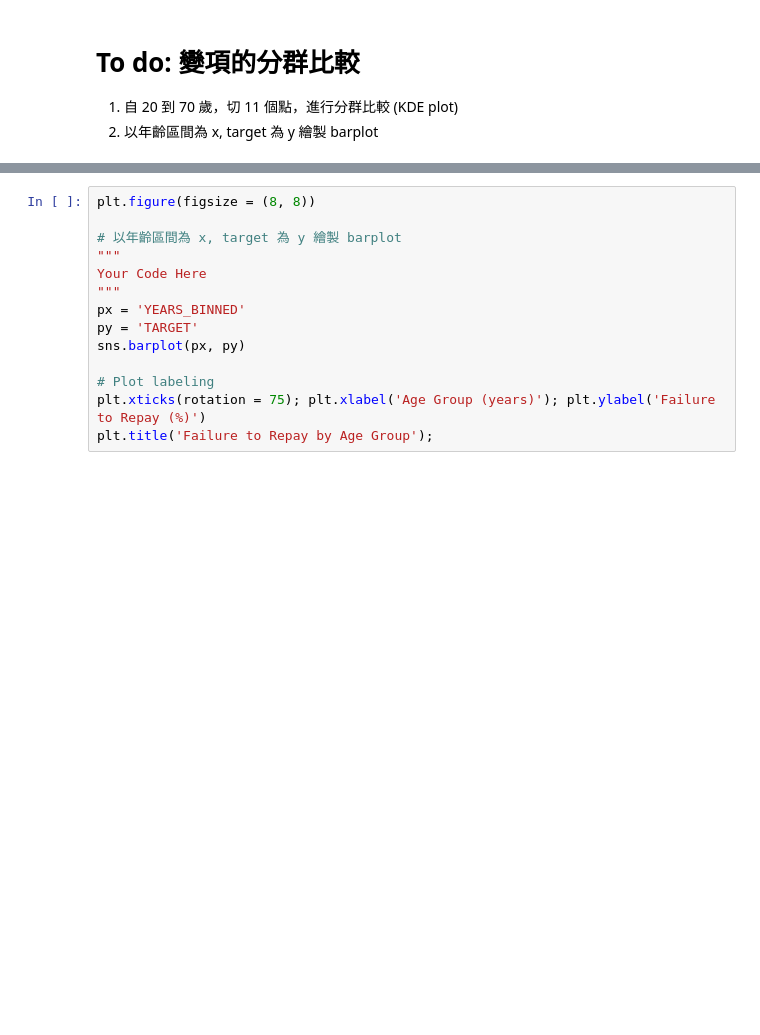
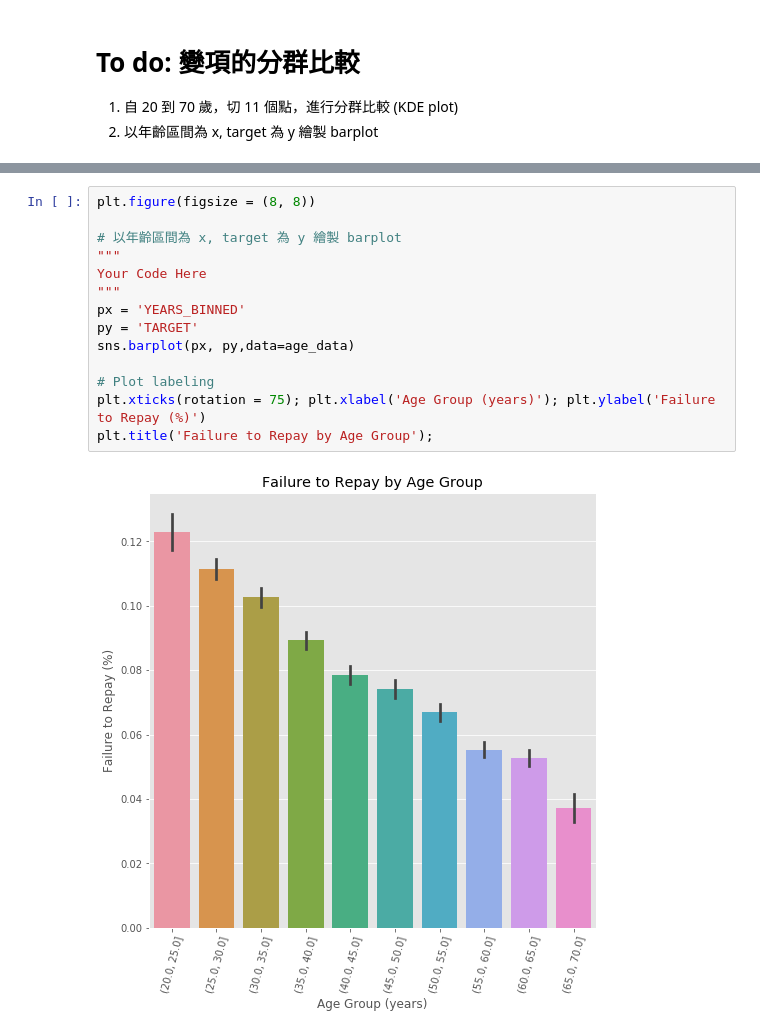
Before and after one commit to CharlesChuang/100Day-ML-Marathon, a Jupyter notebook: Home work/Day_011_HW.ipynb, the cells around one changed output, grey strips where cells are left out. Saved outputs shown, nothing was run; the diff lists cells and outputs as text; blank space fills up the shorter version.

```diff
--- a/Home work/Day_011_HW.ipynb
+++ b/Home work/Day_011_HW.ipynb
@@ -115,14 +103,16 @@ age_groups
 # %%
 plt.figure(figsize = (8, 8))
 
 # 以年齡區間為 x, target 為 y 繪製 barplot
 """
 Your Code Here
 """
 px = 'YEARS_BINNED'
 py = 'TARGET'
-sns.barplot(px, py)
+sns.barplot(px, py,data=age_data)
 
 # Plot labeling
 plt.xticks(rotation = 75); plt.xlabel('Age Group (years)'); plt.ylabel('Failure to Repay (%)')
 plt.title('Failure to Repay by Age Group');
+# %% [output]
+[figure, added]
```
Also changed, not shown: parts of 4 cells of this notebook.
